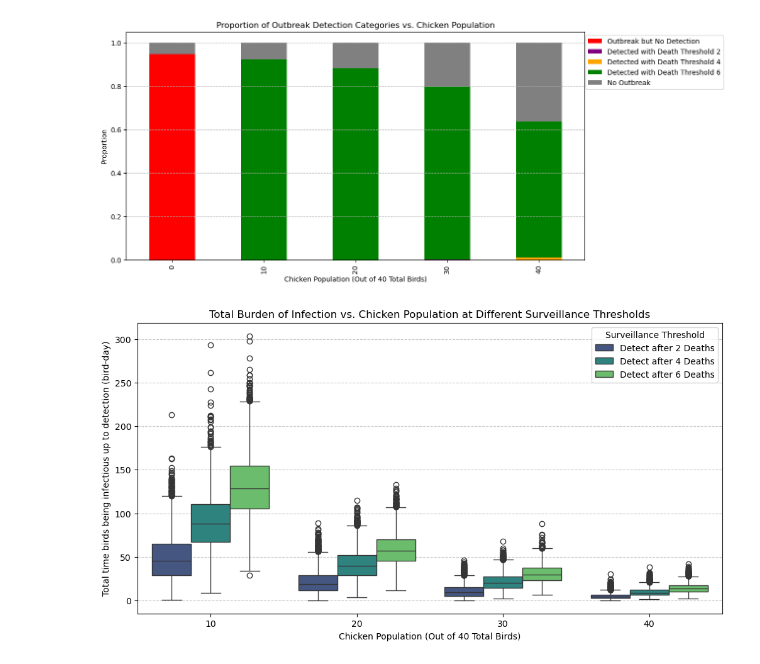
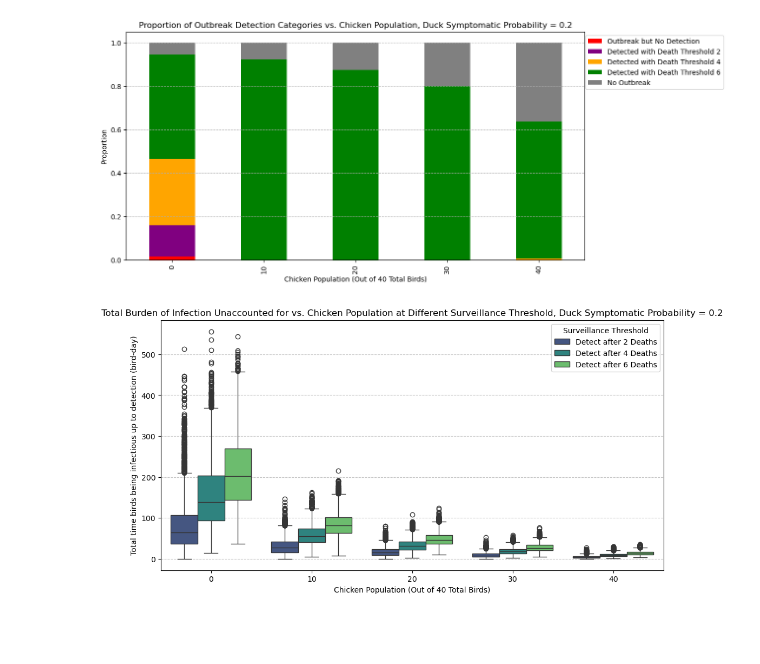
Before and after one commit to stevewu2001/Within-flock-simulation, a Jupyter notebook: detection_time_compare.ipynb, the cells around one changed output. Cells and saved outputs as stored; diff of their text form; code cells hidden in the pictures; blank space fills up the shorter version.

Commit message:
add plots

```diff
--- a/detection_time_compare.ipynb
+++ b/detection_time_compare.ipynb
@@ -52,14 +52,18 @@ def create_df(simulation_data):
         pas_4, y4 = passive_surveillance(data["time"], data["state"], alert_threshold=4)
         pas_6, y6 = passive_surveillance(data["time"], data["state"], alert_threshold=6)
 
-        results.append([sim_name, outbreak, pas_2, y2, pas_4, y4, pas_6, y6])
+        final_deaths = np.sum(data["state"][-1, :, :, 6:])
+        final_removed = np.sum(data["state"][-1, :, :, 5:])
+
+        results.append([sim_name, outbreak, pas_2, y2, pas_4, y4, pas_6, y6, final_deaths, final_removed])
 
     # Create DataFrame
     df = pd.DataFrame(results, columns=[
         "simulation", "outbreak",
         "passive_surveillance_threshold_2", "y2_state",
         "passive_surveillance_threshold_4", "y4_state",
-        "passive_surveillance_threshold_6", "y6_state"
+        "passive_surveillance_threshold_6", "y6_state",
+        "final_deaths", "final_removed"
     ])
 
     # Convert detection time columns to numeric
@@ -70,13 +74,15 @@ def create_df(simulation_data):
 # %%
 # List of files corresponding to different chicken populations
 chicken_levels = [0, 10, 20, 30, 40]
-file_template = "Time_Series/chicken_{}_symprob_0.0_rescale_3.0.h5"
+symprob = 0.2
+rescale = 3.0
+file_template = "Time_Series/chicken_{}_symprob_{}_rescale_{}.h5"
 
 def process_files(chicken_levels):
     all_results = []
 
     for chicken in chicken_levels:
-        output_file = file_template.format(chicken)
+        output_file = file_template.format(chicken, symprob, rescale)
         simulation_data, attributes = read_h5_file(output_file)  # Read H5 file
 
         df = create_df(simulation_data)  # Create DataFrame
@@ -90,5 +96,3 @@ def process_files(chicken_levels):
 
 # Run the function
 df_all = process_files(chicken_levels)
-
-df_all.head()
@@ -178,7 +221,7 @@ category_proportions.plot(kind='bar', stacked=True, figsize=(12, 6), color=color
 # Labels and title
 plt.xlabel("Chicken Population (Out of 40 Total Birds)")
 plt.ylabel("Proportion")
-plt.title("Proportion of Outbreak Detection Categories vs. Chicken Population")
+plt.title(f"Proportion of Outbreak Detection Categories vs. Chicken Population, Duck Symptomatic Probability = {symprob}")
 plt.legend([
     "Outbreak but No Detection",
     "Detected with Death Threshold 2",
@@ -190,7 +233,7 @@ plt.grid(axis="y", linestyle="--", alpha=0.7)
 
 plt.show()
 # %% [output]
-[figure, old version]
+[figure, new version]
 # %%
 # Reshape the dataframe to long format for multiple thresholds
 df_melted = df_all.melt(
@@ -202,32 +245,32 @@ df_melted = df_all.melt(
 
 # Drop NaN values for visualization
 df_melted = df_melted.dropna(subset=["Detection Time"])
 
 # Map threshold names to more readable labels
 threshold_labels = {
     "y2_state": "Detect after 2 Deaths",
     "y4_state": "Detect after 4 Deaths",
     "y6_state": "Detect after 6 Deaths"
 }
 df_melted["Surveillance Threshold"] = df_melted["Surveillance Threshold"].map(threshold_labels)
 
 # Plot the boxplot
 plt.figure(figsize=(12, 6))
 sns.boxplot(
     x="chicken_population",
     y="Detection Time",
     hue="Surveillance Threshold",
     data=df_melted,
     palette="viridis"
 )
 
 # Labels and title
 plt.xlabel("Chicken Population (Out of 40 Total Birds)")
 plt.ylabel("Total time birds being infectious up to detection (bird-day)")
-plt.title("Total Burden of Infection vs. Chicken Population at Different Surveillance Thresholds")
+plt.title(f"Total Burden of Infection Unaccounted for vs. Chicken Population at Different Surveillance Threshold, Duck Symptomatic Probability = {symprob}")
 plt.legend(title="Surveillance Threshold")
 plt.grid(axis="y", linestyle="--", alpha=0.7)
 
 plt.show()
 # %% [output]
-[figure, old version]
+[figure, new version]
```
Also changed, not shown: parts of 5 cells of this notebook, 3 other files.
